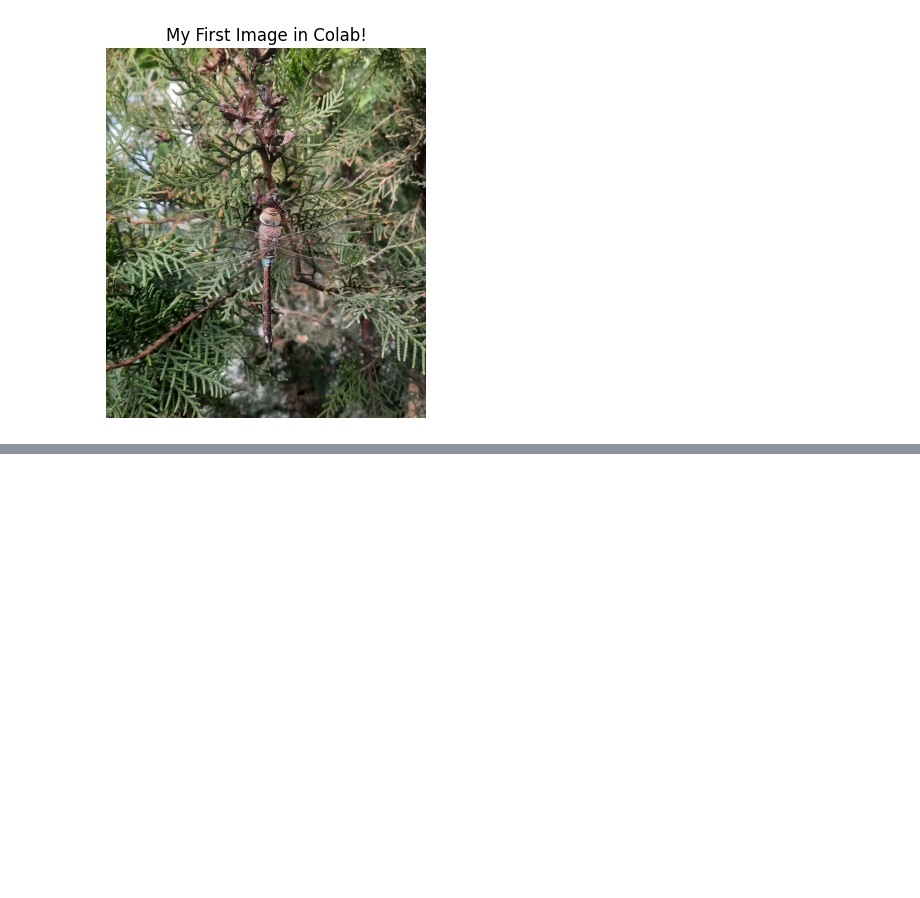
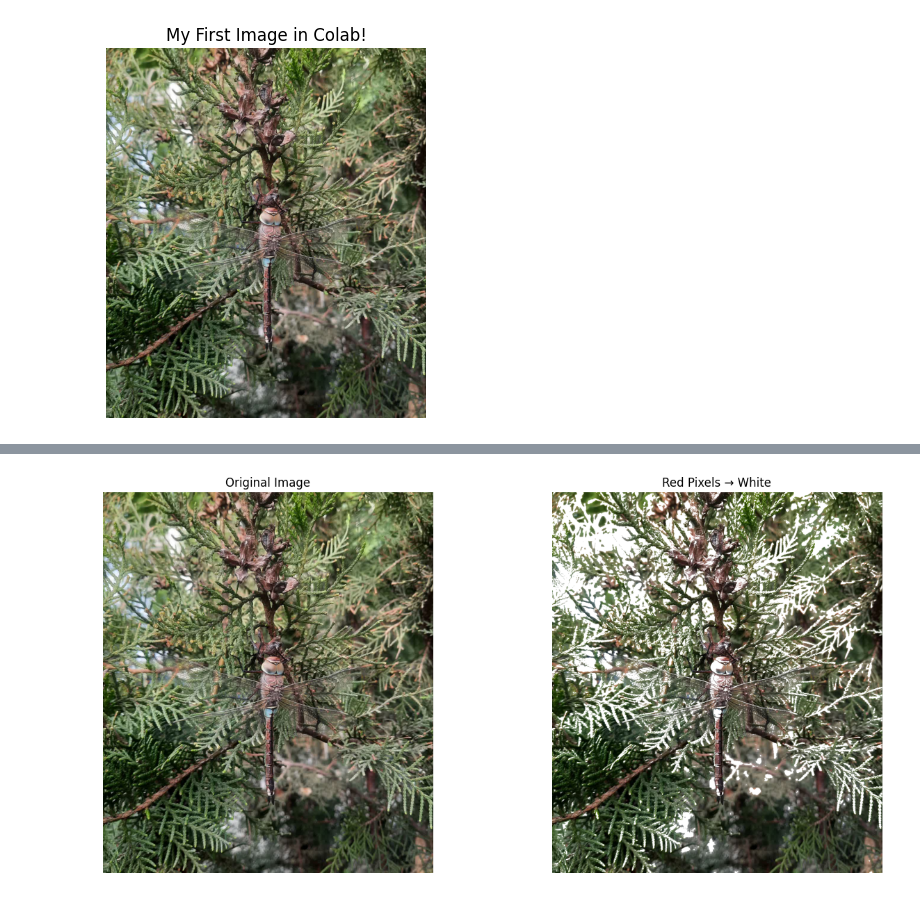
Before and after one commit to Yasser-Baleghi/hands-on-dl-image-processing, a Jupyter notebook: chapter_01/01_introduction.ipynb, the cells around one changed output, grey strips where cells are left out. Cells and saved outputs as stored; diff of their text form; code cells hidden in the pictures; blank space fills up the shorter version.

```diff
--- a/chapter_01/01_introduction.ipynb
+++ b/chapter_01/01_introduction.ipynb
@@ -46,0 +115,28 @@ plt.show()
+# %%
+# Create a copy of the original image
+modified = image_rgb.copy()
+
+# Get the image dimensions
+height, width, channels = modified.shape
+
+# Apply the condition to every pixel
+for i in range(height):
+    for j in range(width):
+        r, g, b = modified[i, j]
+        if r > 150:  # If Red is very high
+            modified[i, j] = [255, 255, 255]  # Turn to white
+
+# Display original and modified side by side
+fig, (ax1, ax2) = plt.subplots(1, 2, figsize=(14, 6))
+ax1.imshow(image_rgb)
+ax1.set_title('Original Image')
+ax1.axis('off')
+
+ax2.imshow(modified)
+ax2.set_title('Red Pixels → White')
+ax2.axis('off')
+
+plt.tight_layout()
+plt.show()
+# %% [output]
+[figure, added]
```
Also changed, not shown: parts of 5 cells of this notebook.
